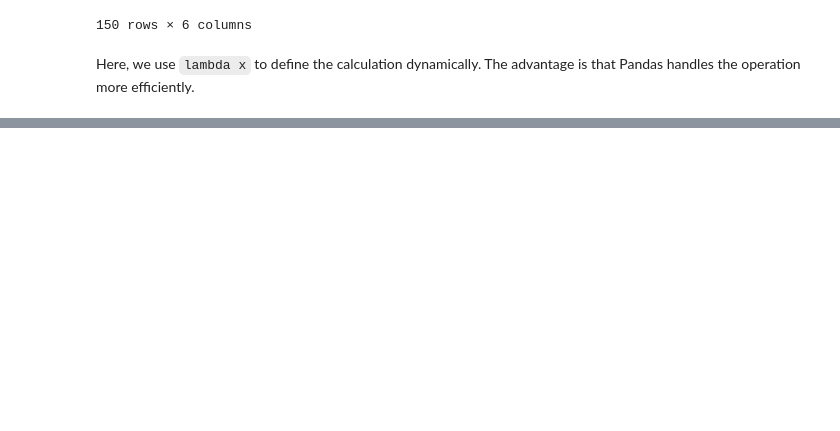
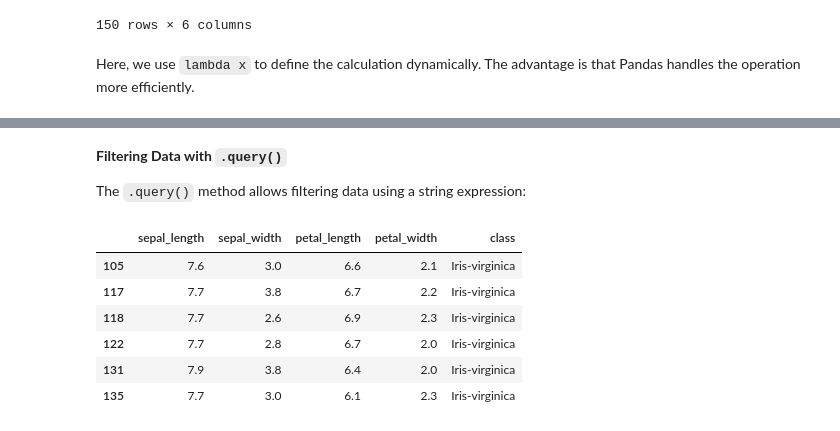
Before and after one commit to BabakDavarmanesh/Learning_Pandas, a Jupyter notebook: Learning_Pandas.ipynb, the cells around one changed output, grey strips where cells are left out. Saved outputs shown, nothing was run; the diff lists cells and outputs as text; code cells hidden in the pictures; blank space fills up the shorter version.

Commit message:
Filtering Data with .query()

```diff
--- a/Learning_Pandas.ipynb
+++ b/Learning_Pandas.ipynb
@@ -465,3 +467,17 @@ df.assign(sepal_ratio = lambda x: (x['sepal length'] / x['sepal width']))
 | 148 | 6.2 | 3.4 | 5.4 | 2.3 | Iris-virginica | 1.823529 |
 | 149 | 5.9 | 3.0 | 5.1 | 1.8 | Iris-virginica | 1.966667 |
 150 rows × 6 columns
+# %% [markdown]
+**Filtering Data with `.query()`**
+
+The `.query()` method allows filtering data using a string expression:
+# %%
+df.query('sepal_length > 7.5')
+# %% [output]
+|  | sepal_length | sepal_width | petal_length | petal_width | class |
+| 105 | 7.6 | 3.0 | 6.6 | 2.1 | Iris-virginica |
+| 117 | 7.7 | 3.8 | 6.7 | 2.2 | Iris-virginica |
+| 118 | 7.7 | 2.6 | 6.9 | 2.3 | Iris-virginica |
+| 122 | 7.7 | 2.8 | 6.7 | 2.0 | Iris-virginica |
+| 131 | 7.9 | 3.8 | 6.4 | 2.0 | Iris-virginica |
+| 135 | 7.7 | 3.0 | 6.1 | 2.3 | Iris-virginica |
```
Also changed, not shown: parts of 11 cells of this notebook.
